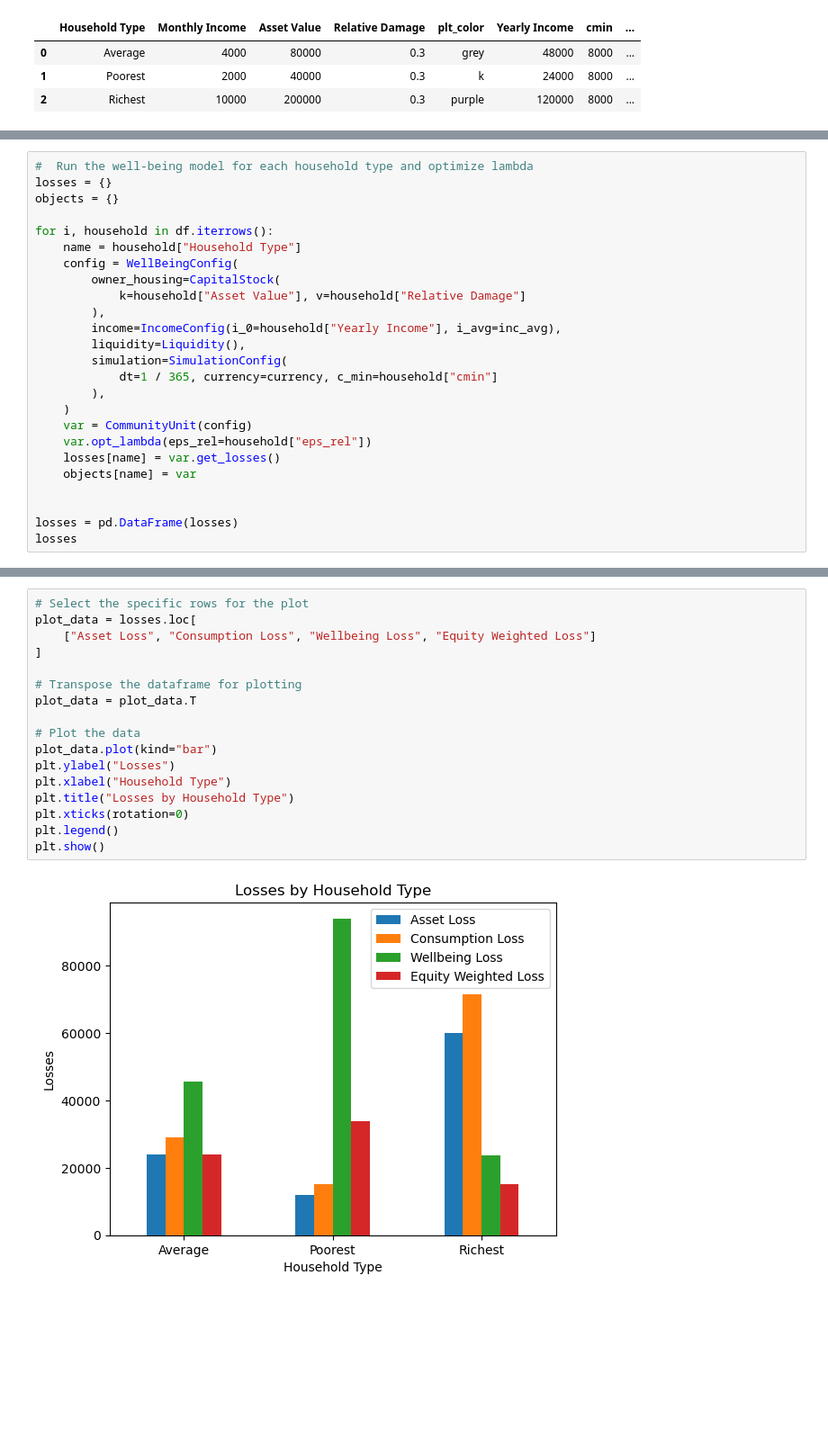
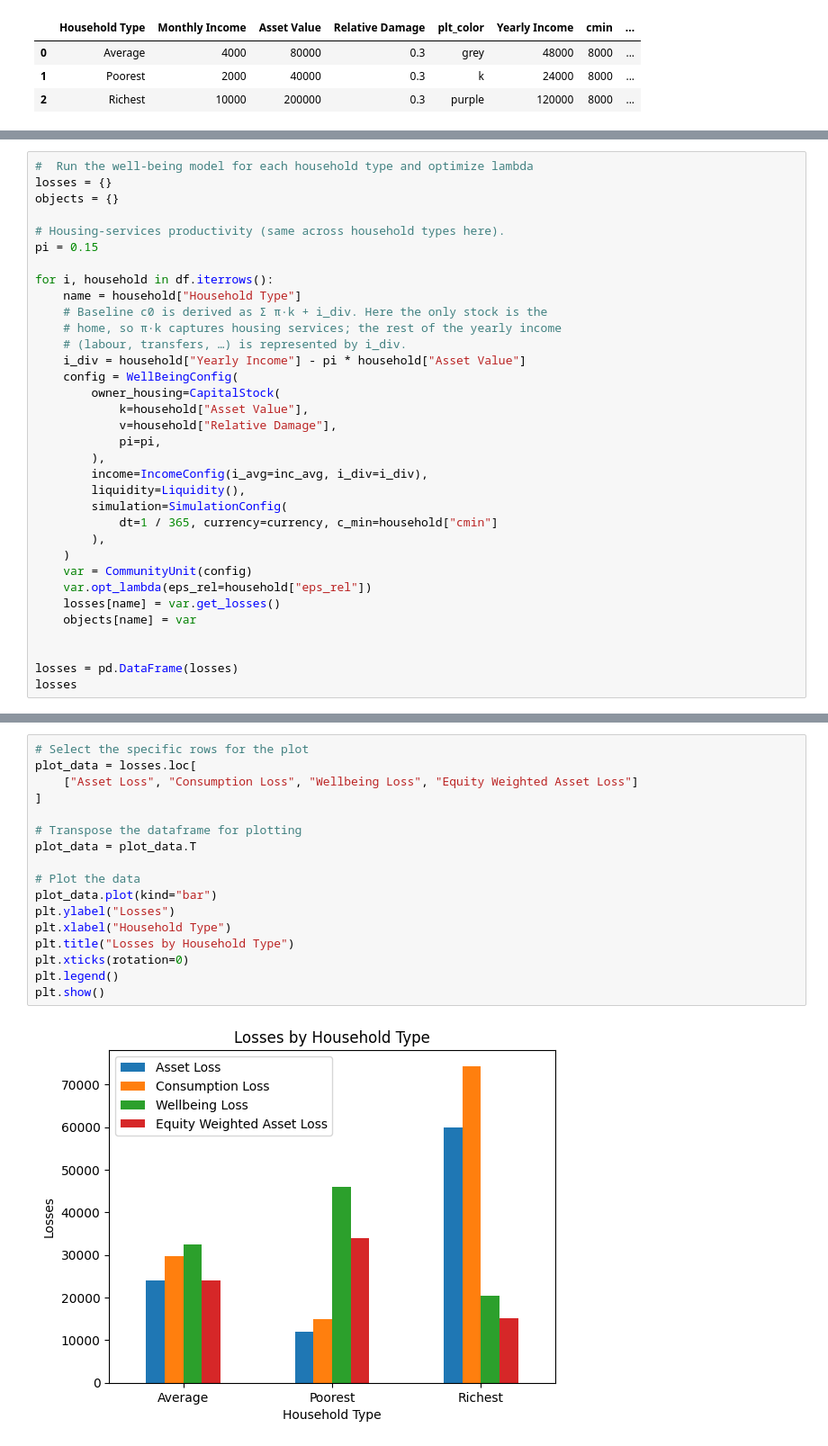
Before and after one commit to Deltares/fiat_toolbox, a Jupyter notebook: examples/well_being/3_well_being_simple_example.ipynb, the cells around one changed output, grey strips where cells are left out. Shown at 90% size. Drawn from its saved outputs; the diff is of its cells as text; blank space fills up the shorter version.

```diff
--- a/examples/well_being/3_well_being_simple_example.ipynb
+++ b/examples/well_being/3_well_being_simple_example.ipynb
@@ -61,13 +61,22 @@ plt.show()
 losses = {}
 objects = {}
 
+# Housing-services productivity (same across household types here).
+pi = 0.15
+
 for i, household in df.iterrows():
     name = household["Household Type"]
+    # Baseline c0 is derived as Σ π·k + i_div. Here the only stock is the
+    # home, so π·k captures housing services; the rest of the yearly income
+    # (labour, transfers, …) is represented by i_div.
+    i_div = household["Yearly Income"] - pi * household["Asset Value"]
     config = WellBeingConfig(
         owner_housing=CapitalStock(
-            k=household["Asset Value"], v=household["Relative Damage"]
+            k=household["Asset Value"],
+            v=household["Relative Damage"],
+            pi=pi,
         ),
-        income=IncomeConfig(i_0=household["Yearly Income"], i_avg=inc_avg),
+        income=IncomeConfig(i_avg=inc_avg, i_div=i_div),
         liquidity=Liquidity(),
         simulation=SimulationConfig(
             dt=1 / 365, currency=currency, c_min=household["cmin"]
@@ -159,19 +185,19 @@ Consumption over time for Richest
 # %%
 # Select the specific rows for the plot
 plot_data = losses.loc[
-    ["Asset Loss", "Consumption Loss", "Wellbeing Loss", "Equity Weighted Loss"]
+    ["Asset Loss", "Consumption Loss", "Wellbeing Loss", "Equity Weighted Asset Loss"]
 ]
 
 # Transpose the dataframe for plotting
 plot_data = plot_data.T
 
 # Plot the data
 plot_data.plot(kind="bar")
 plt.ylabel("Losses")
 plt.xlabel("Household Type")
 plt.title("Losses by Household Type")
 plt.xticks(rotation=0)
 plt.legend()
 plt.show()
 # %% [output]
-[figure, old version]
+[figure, new version]
```
Also changed, not shown: parts of 6 cells of this notebook, 11 other files.
